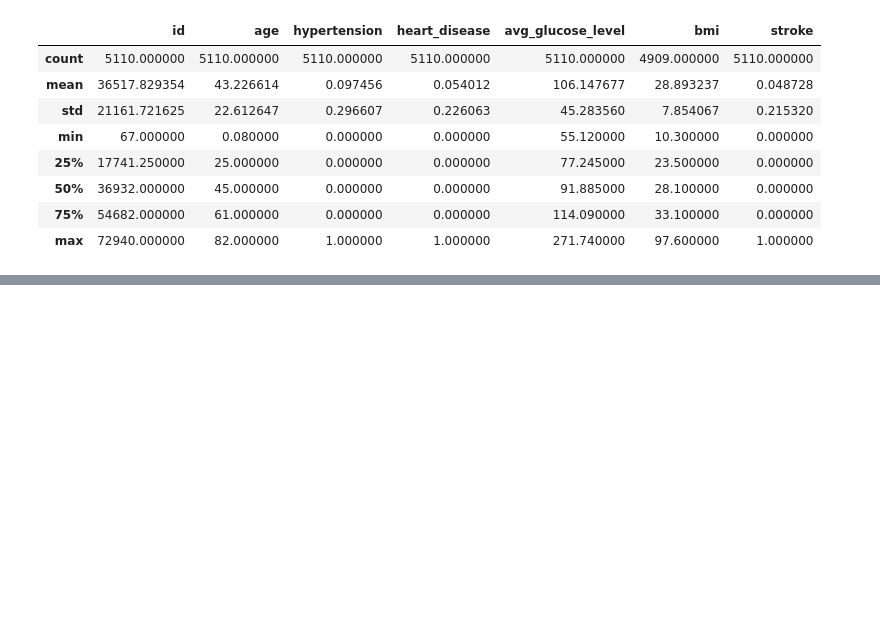
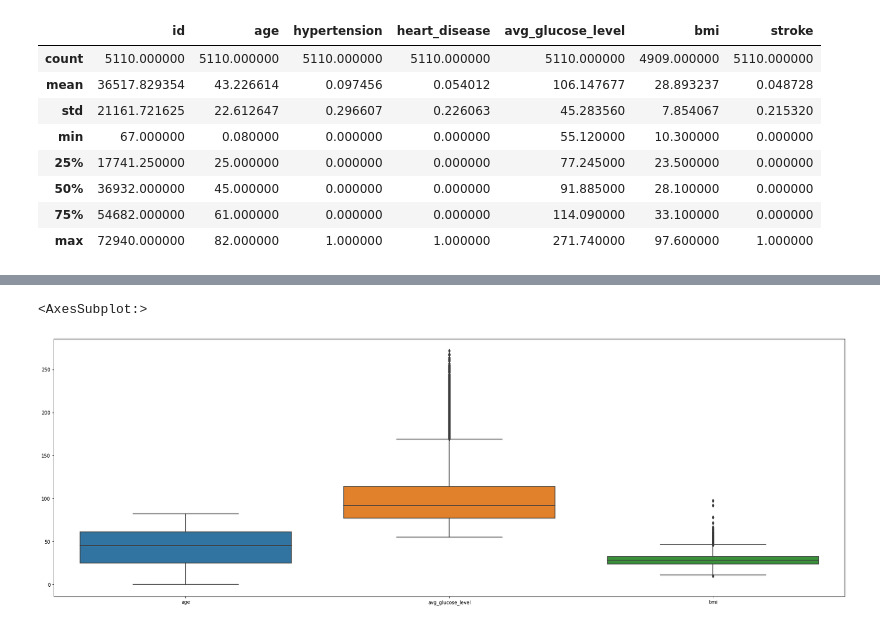
Before and after one commit to Requiem98/FDS-FinalProject, a Jupyter notebook: main.ipynb, the cells around one changed output, grey strips where cells are left out. Saved outputs shown, nothing was run; the diff lists cells and outputs as text; code cells hidden in the pictures; blank space fills up the shorter version.

```diff
--- a/main.ipynb
+++ b/main.ipynb
@@ -92,0 +132,7 @@ Name: smoking_status, Length: 5110, dtype: object
+# %%
+fig, ax = plt.subplots(1,1)
+fig.set_size_inches(30,10)
+sns.boxplot(data=dataset[["age", "avg_glucose_level","bmi"]], ax=ax)
+# %% [output]
+<AxesSubplot:>
+[figure, added]
```
Also changed, not shown: parts of 11 cells of this notebook, 1 other file.
